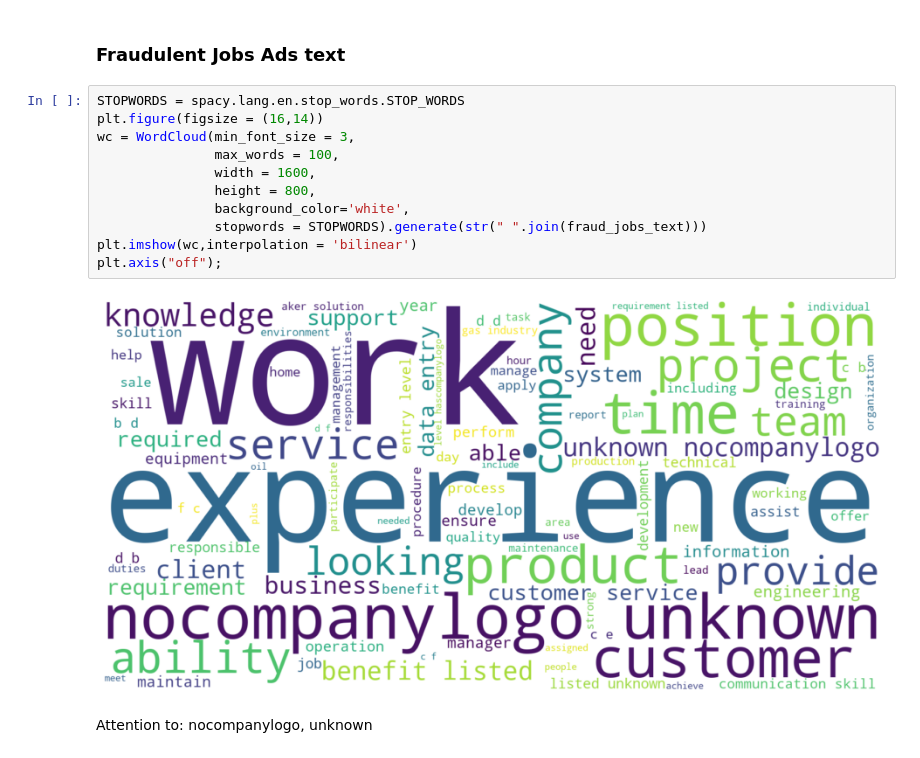
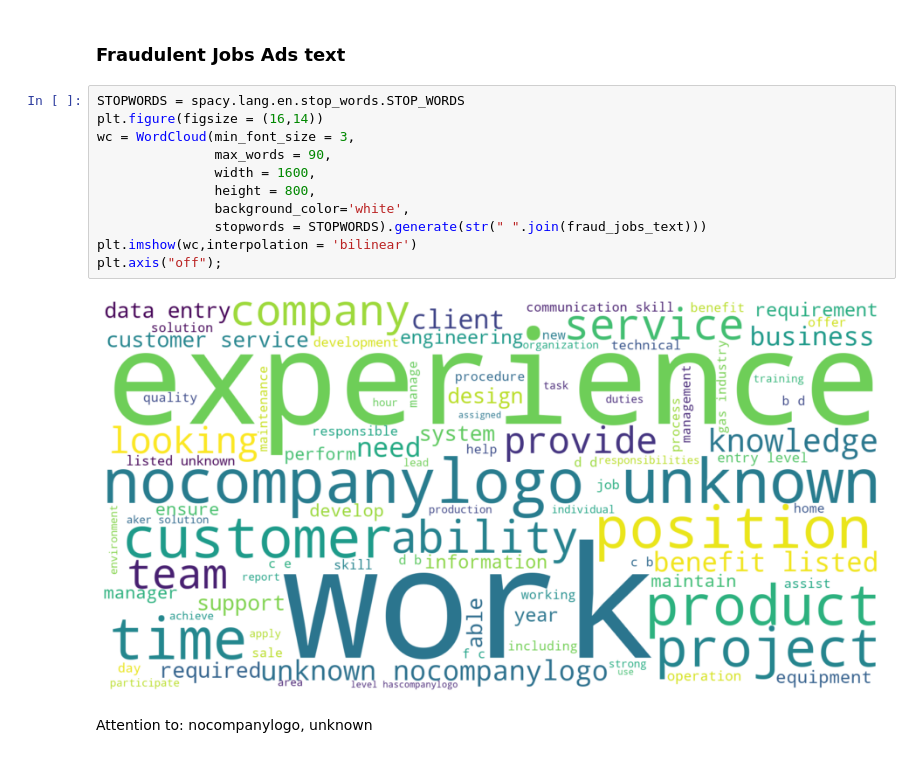
Before and after one commit to MellissaValle/Fraudulent-Job-Postings, a Jupyter notebook: notebook.ipynb, the cells around one changed output. Drawn from its saved outputs; the diff is of its cells as text.

```diff
--- a/notebook.ipynb
+++ b/notebook.ipynb
@@ -473,16 +417,16 @@ Name: text, Length: 17014, dtype: object
 # %%
 STOPWORDS = spacy.lang.en.stop_words.STOP_WORDS
 plt.figure(figsize = (16,14))
 wc = WordCloud(min_font_size = 3,
-               max_words = 100,
+               max_words = 90,
                width = 1600,
                height = 800,
                background_color='white',
                stopwords = STOPWORDS).generate(str(" ".join(fraud_jobs_text)))
 plt.imshow(wc,interpolation = 'bilinear')
 plt.axis("off");
 # %% [output]
-[figure, old version]
+[figure, new version]
 # %% [markdown]
 Attention to: nocompanylogo, unknown
 # %% [markdown]
```
Also changed, not shown: parts of 64 cells of this notebook.
